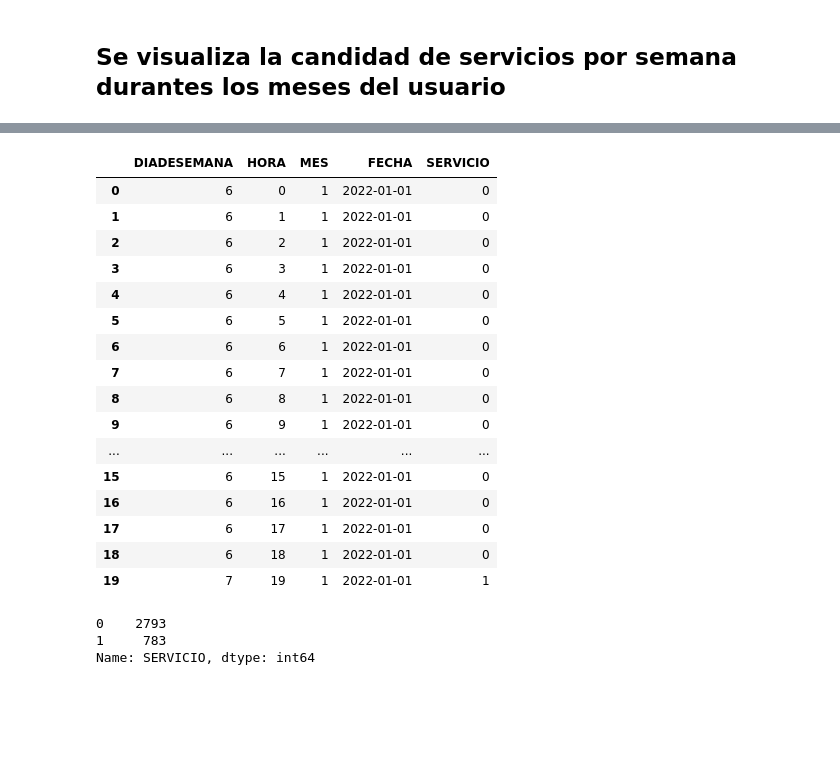
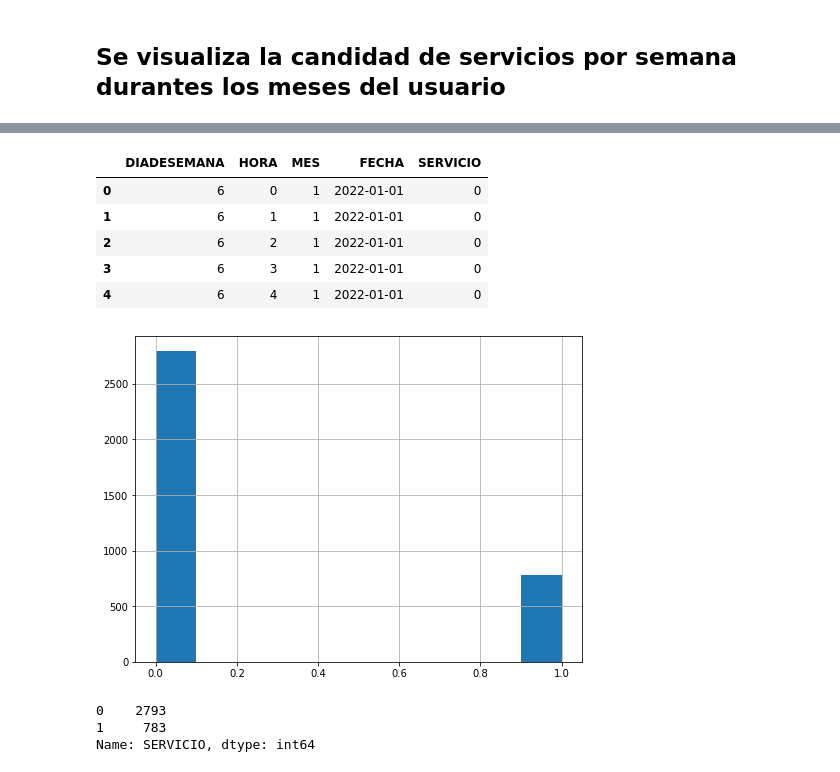
Before and after one commit to josedelarosa82/taxi-prediction-model, a Jupyter notebook: Electiva2/taxi-predicion-model.ipynb, the cells around one changed output, grey strips where cells are left out. Cells and saved outputs as stored; diff of their text form; code cells hidden in the pictures; blank space fills up the shorter version.

```diff
--- a/Electiva2/taxi-predicion-model.ipynb
+++ b/Electiva2/taxi-predicion-model.ipynb
@@ -73,6 +76,10 @@ NUM_OF_WEEK = 8.0
 HOURS_OF_DAY = 24
 DAYS_OF_WEEK = 7
 FORMAT_DATE = '%Y-%m-%d'
+#
+first_date_dataset = pd.to_datetime("2022-01-01" , format=FORMAT_DATE)
+last_date_dataset = pd.to_datetime("2022-05-29" , format=FORMAT_DATE)
+
 DATE_START_TRAINIG = pd.to_datetime("2022-04-27", format=FORMAT_DATE)
 #DATA_FILE = "s3://proyecto-taxis-usa/Data/SERVICIO_UNIFICADO_2022.parquet.gzip"
 DATA_FILE = './../data/SERVICIO_UNIFICADO_2022.parquet.gzip'
@@ -413,24 +408,18 @@ df_phone.head(5)
 # %%
-first_date = pd.to_datetime("2022-01-01" , format=FORMAT_DATE)
-last_date = pd.to_datetime("2022-05-29" , format=FORMAT_DATE)
-df_phone_v2 = setDataService(df_phone, first_date, last_date)
-df_phone_v2.sort_values(by=['FECHA','HORA']).head(20)
+#Se rellena el dataset con los datos cuando no hay servicio
+df_phone_v2 = setDataService(df_phone, first_date_dataset, last_date_dataset)
+df_phone_v2.sort_values(by=['FECHA','HORA']).head(5)
 # %% [output]
 |  | DIADESEMANA | HORA | MES | FECHA | SERVICIO |
 | 0 | 6 | 0 | 1 | 2022-01-01 | 0 |
 | 1 | 6 | 1 | 1 | 2022-01-01 | 0 |
 | 2 | 6 | 2 | 1 | 2022-01-01 | 0 |
 | 3 | 6 | 3 | 1 | 2022-01-01 | 0 |
 | 4 | 6 | 4 | 1 | 2022-01-01 | 0 |
-| 5 | 6 | 5 | 1 | 2022-01-01 | 0 |
-| 6 | 6 | 6 | 1 | 2022-01-01 | 0 |
-| 7 | 6 | 7 | 1 | 2022-01-01 | 0 |
-| 8 | 6 | 8 | 1 | 2022-01-01 | 0 |
-| 9 | 6 | 9 | 1 | 2022-01-01 | 0 |
-| ... | ... | ... | ... | ... | ... |
-| 15 | 6 | 15 | 1 | 2022-01-01 | 0 |
-| 16 | 6 | 16 | 1 | 2022-01-01 | 0 |
-| 17 | 6 | 17 | 1 | 2022-01-01 | 0 |
-| 18 | 6 | 18 | 1 | 2022-01-01 | 0 |
-| 19 | 7 | 19 | 1 | 2022-01-01 | 1 |
+# %%
+#Se diagrama los datos del servicio en histograma para visualizar su proporción
+df_phone_v2['SERVICIO'].hist(figsize=(8,6))
+plt.show()
+# %% [output]
+[figure, added]
 # %%
```
Also changed, not shown: parts of 20 cells of this notebook.
